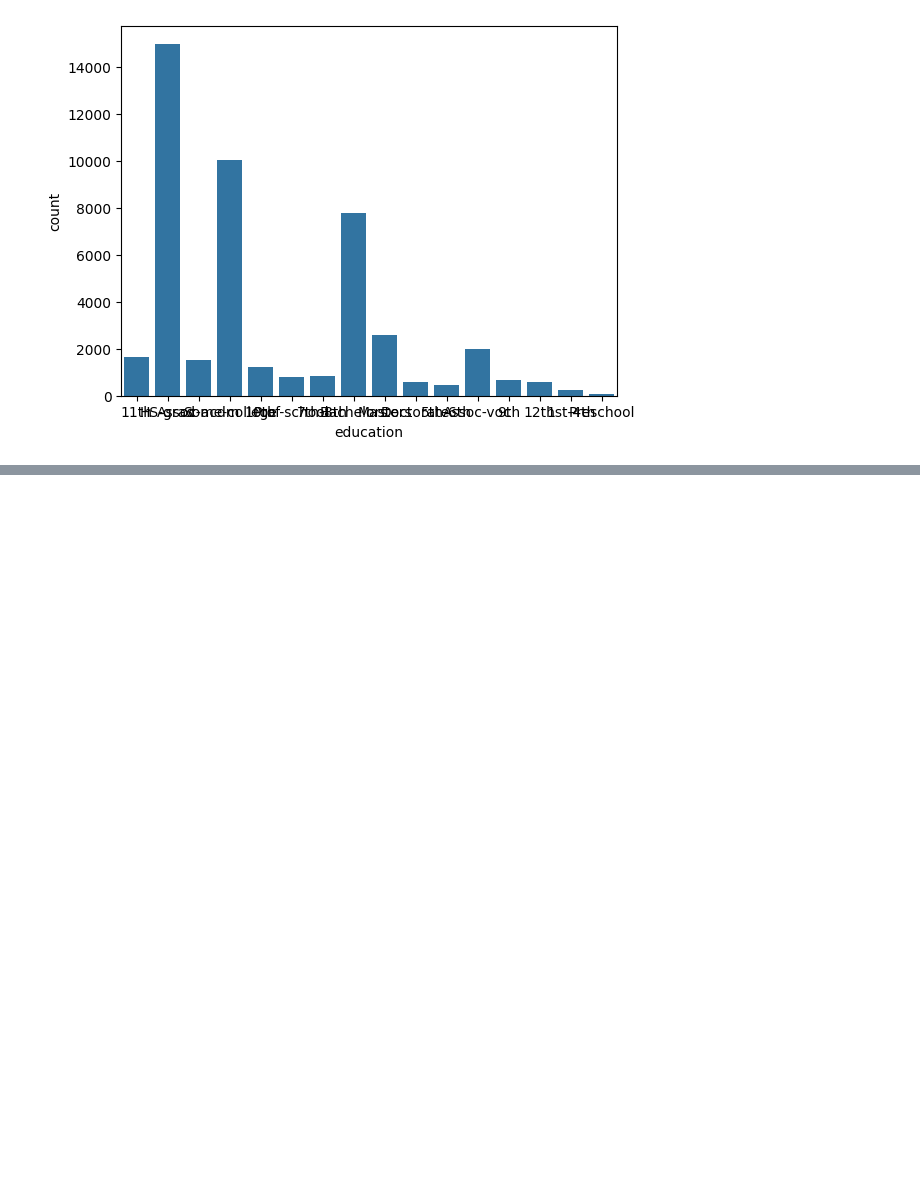
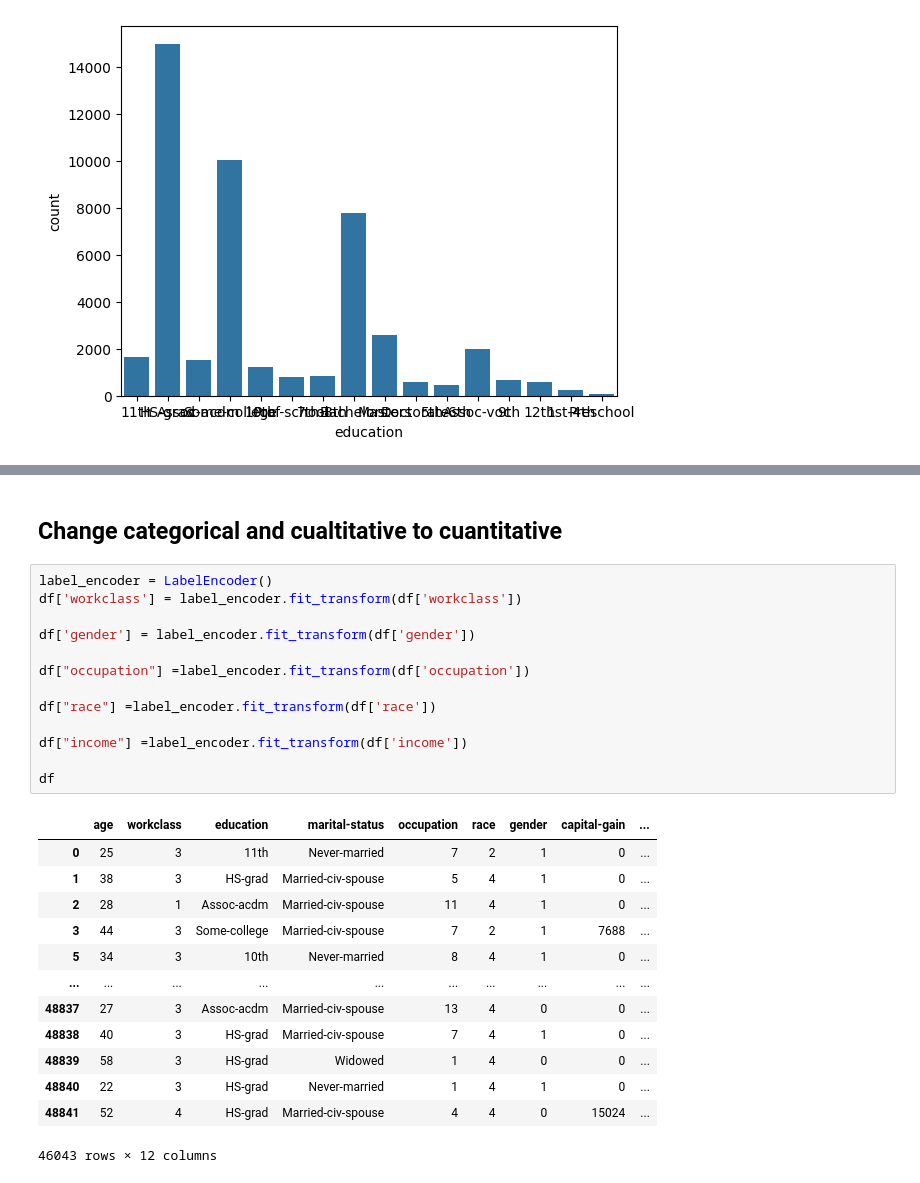
Before and after one commit to paez49/Adult-income, a Jupyter notebook: main.ipynb, the cells around one changed output, grey strips where cells are left out. Cells and saved outputs as stored; diff of their text form; blank space fills up the shorter version.

Commit message:
adjustments about labelencoder

```diff
--- a/main.ipynb
+++ b/main.ipynb
@@ -324,0 +334,29 @@ sns.countplot(x="education", data=df)
+# %% [markdown]
+## Change categorical and cualtitative to cuantitative
+# %%
+label_encoder = LabelEncoder()
+df['workclass'] = label_encoder.fit_transform(df['workclass'])
+
+df['gender'] = label_encoder.fit_transform(df['gender'])
+
+df["occupation"] =label_encoder.fit_transform(df['occupation'])
+
+df["race"] =label_encoder.fit_transform(df['race'])
+
+df["income"] =label_encoder.fit_transform(df['income'])
+
+df
+# %% [output]
+|  | age | workclass | education | marital-status | occupation | race | gender | capital-gain | ... |
+| 0 | 25 | 3 | 11th | Never-married | 7 | 2 | 1 | 0 | ... |
+| 1 | 38 | 3 | HS-grad | Married-civ-spouse | 5 | 4 | 1 | 0 | ... |
+| 2 | 28 | 1 | Assoc-acdm | Married-civ-spouse | 11 | 4 | 1 | 0 | ... |
+| 3 | 44 | 3 | Some-college | Married-civ-spouse | 7 | 2 | 1 | 7688 | ... |
+| 5 | 34 | 3 | 10th | Never-married | 8 | 4 | 1 | 0 | ... |
+| ... | ... | ... | ... | ... | ... | ... | ... | ... | ... |
+| 48837 | 27 | 3 | Assoc-acdm | Married-civ-spouse | 13 | 4 | 0 | 0 | ... |
+| 48838 | 40 | 3 | HS-grad | Married-civ-spouse | 7 | 4 | 1 | 0 | ... |
+| 48839 | 58 | 3 | HS-grad | Widowed | 1 | 4 | 0 | 0 | ... |
+| 48840 | 22 | 3 | HS-grad | Never-married | 1 | 4 | 1 | 0 | ... |
+| 48841 | 52 | 4 | HS-grad | Married-civ-spouse | 4 | 4 | 0 | 15024 | ... |
+46043 rows × 12 columns
```
Also changed, not shown: parts of 7 cells of this notebook, 1 other file.
